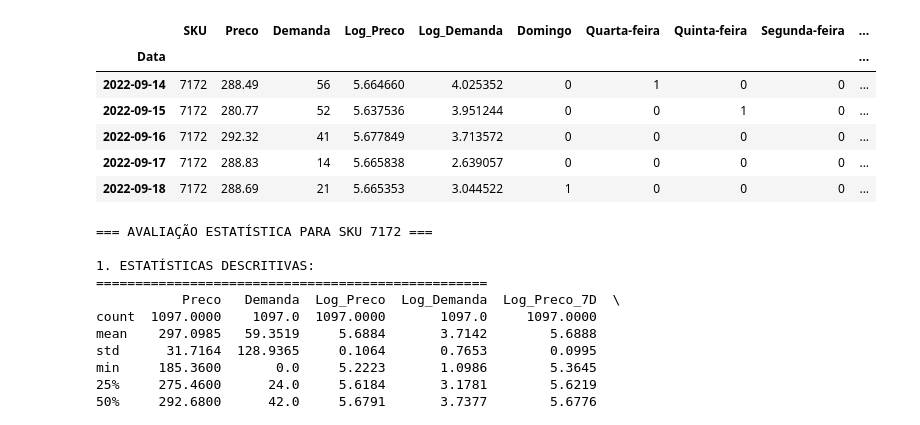
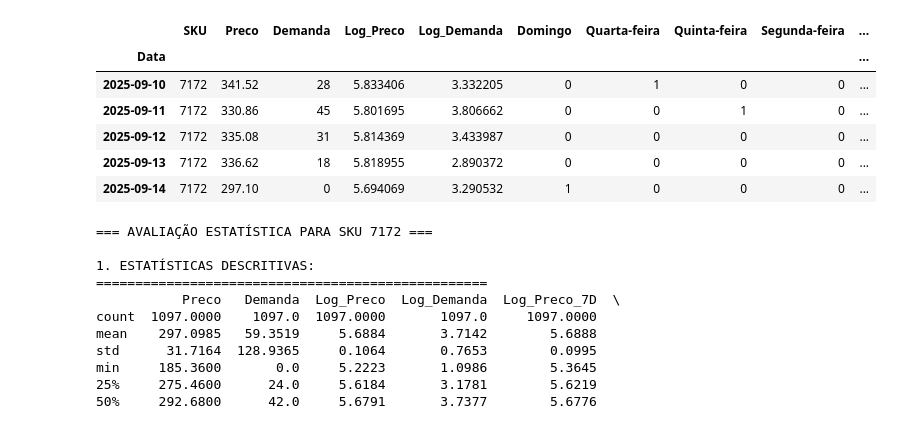
Before and after one commit to saisqlol/Forecast-vendas-e-elasticidade, a Jupyter notebook: Modelo/Modelo.ipynb, the cells around one changed output. Saved outputs shown, nothing was run; the diff lists cells and outputs as text; code cells hidden in the pictures.

```diff
--- a/Modelo/Modelo.ipynb
+++ b/Modelo/Modelo.ipynb
@@ -17,15 +24,15 @@ configurar_credenciais_bq(r'G:Drives compartilhados/Bases BI/epoca-230913-b478a9
 
 Venda = Base_venda('7172')
 # %%
-Venda.head()
+Venda.tail()
 # %% [output]
 |  | SKU | Preco | Demanda | Log_Preco | Log_Demanda | Domingo | Quarta-feira | Quinta-feira | Segunda-feira | ... |
 | Data |  |  |  |  |  |  |  |  |  | ... |
-| 2022-09-14 | 7172 | 288.49 | 56 | 5.664660 | 4.025352 | 0 | 1 | 0 | 0 | ... |
-| 2022-09-15 | 7172 | 280.77 | 52 | 5.637536 | 3.951244 | 0 | 0 | 1 | 0 | ... |
-| 2022-09-16 | 7172 | 292.32 | 41 | 5.677849 | 3.713572 | 0 | 0 | 0 | 0 | ... |
-| 2022-09-17 | 7172 | 288.83 | 14 | 5.665838 | 2.639057 | 0 | 0 | 0 | 0 | ... |
-| 2022-09-18 | 7172 | 288.69 | 21 | 5.665353 | 3.044522 | 1 | 0 | 0 | 0 | ... |
+| 2025-09-10 | 7172 | 341.52 | 28 | 5.833406 | 3.332205 | 0 | 1 | 0 | 0 | ... |
+| 2025-09-11 | 7172 | 330.86 | 45 | 5.801695 | 3.806662 | 0 | 0 | 1 | 0 | ... |
+| 2025-09-12 | 7172 | 335.08 | 31 | 5.814369 | 3.433987 | 0 | 0 | 0 | 0 | ... |
+| 2025-09-13 | 7172 | 336.62 | 18 | 5.818955 | 2.890372 | 0 | 0 | 0 | 0 | ... |
+| 2025-09-14 | 7172 | 297.10 | 0 | 5.694069 | 3.290532 | 1 | 0 | 0 | 0 | ... |
 # %%
 from Functions.FNC_aval_estat import avaliar_dados_series_temporais
 
```
Also changed, not shown: parts of 3 cells of this notebook, 2 other files.
